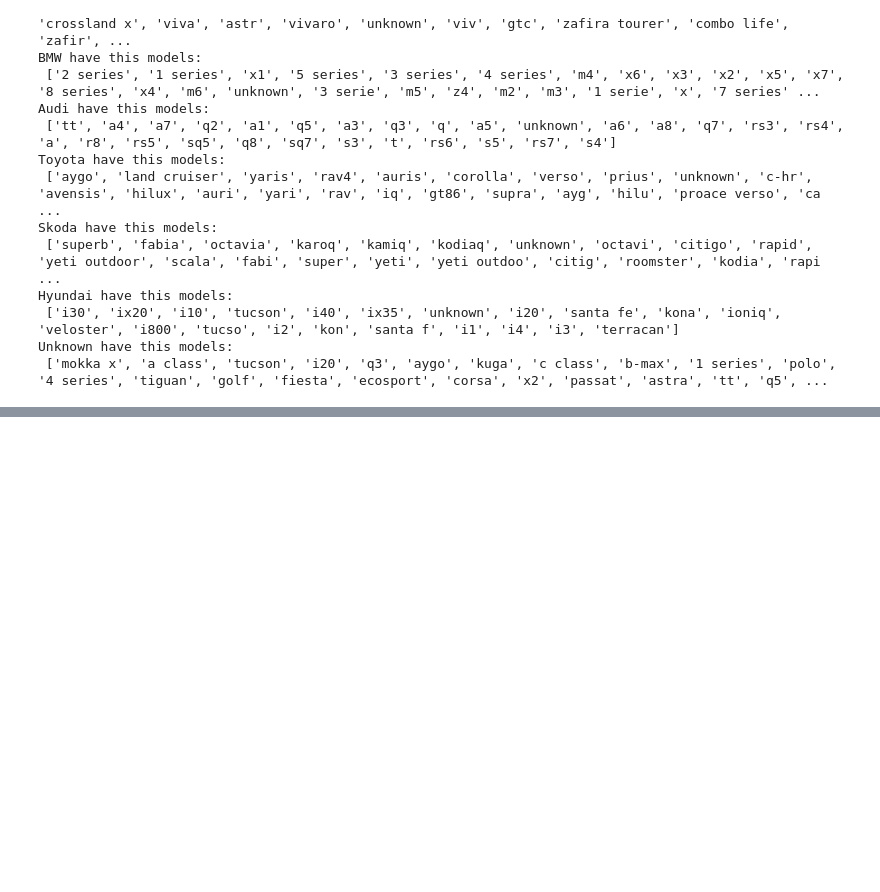
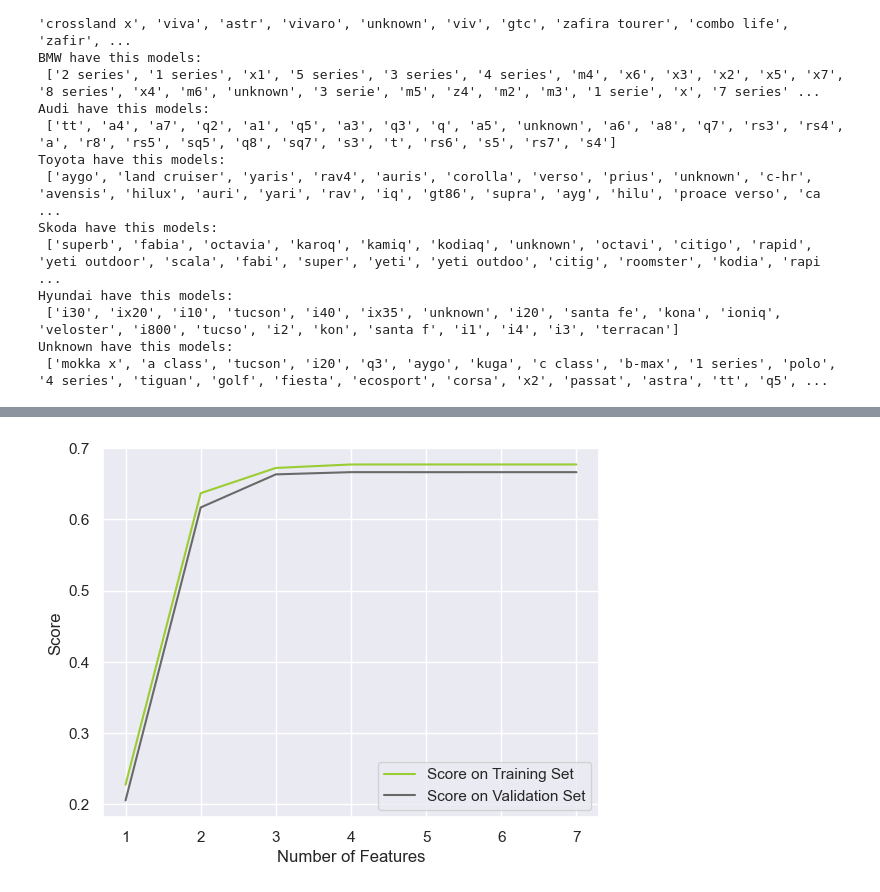
Before and after one commit to bernardorspachecods/ML_Project_25.26, a Jupyter notebook: hold-out.ipynb, the cells around one changed output, grey strips where cells are left out. Saved outputs shown, nothing was run; the diff lists cells and outputs as text; code cells hidden in the pictures; blank space fills up the shorter version.

```diff
--- a/hold-out.ipynb
+++ b/hold-out.ipynb
@@ -447,0 +529,9 @@ dtype: float64
+# %%
+plt.plot(list(range(1,8)), train_score_list, label="Score on Training Set", color='yellowgreen')
+plt.plot(list(range(1,8)), val_score_list, label="Score on Validation Set", color='dimgray')
+plt.xlabel("Number of Features")
+plt.ylabel("Score")
+plt.legend()
+plt.show()
+# %% [output]
+[figure, added]
```
Also changed, not shown: parts of 27 cells of this notebook.
